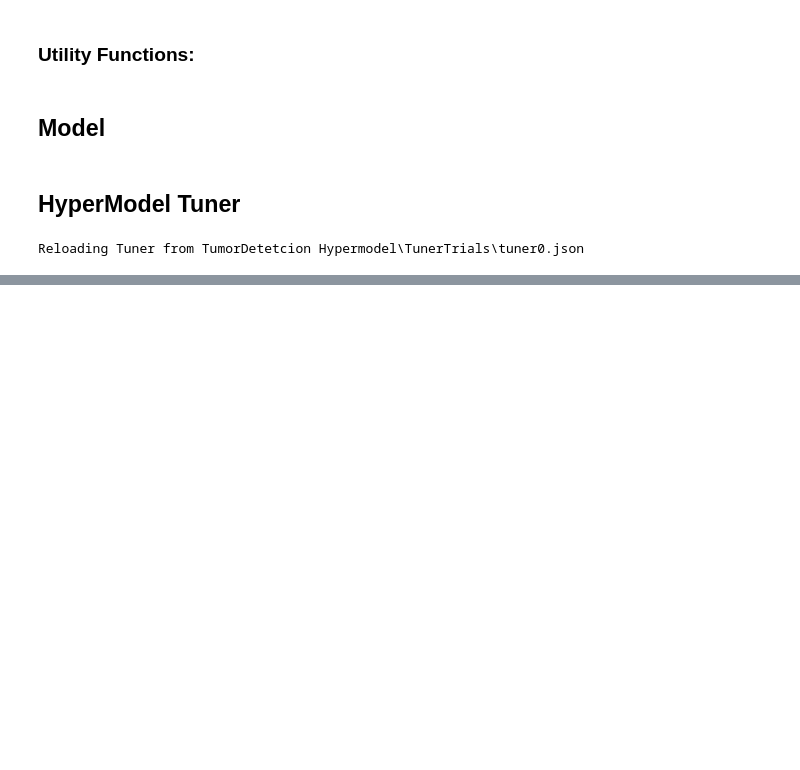
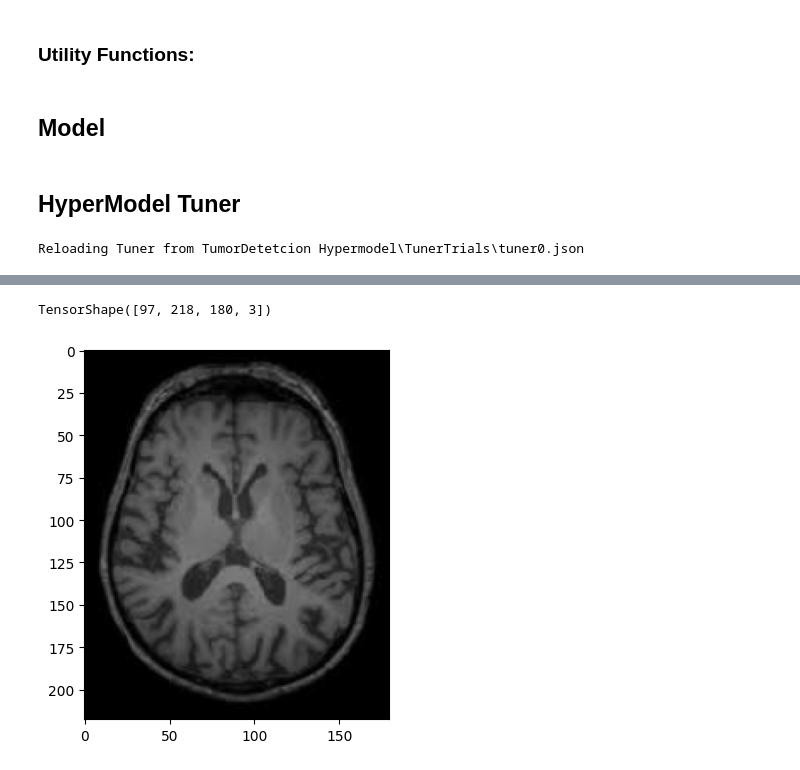
Before and after one commit to isthismanas/Deep_Models, a Jupyter notebook: Tumor Detection Convolutional Neural Network.ipynb, the cells around one changed output, grey strips where cells are left out. Saved outputs shown, nothing was run; the diff lists cells and outputs as text; code cells hidden in the pictures; blank space fills up the shorter version.

```diff
--- a/Tumor Detection Convolutional Neural Network.ipynb
+++ b/Tumor Detection Convolutional Neural Network.ipynb
@@ -221,0 +275,3 @@ TypeError: 'NoneType' object is not callable
+# %%
+for img in train_x.batch(32).take(1):
+    augmented_test1 = img
@@ -221,0 +314,5 @@ TypeError: 'NoneType' object is not callable
+# %%
+yes_test = tf.data.Dataset.from_tensor_slices(train_yes).batch(16)
+# %%
+for img in yes_test.take(1):
+    augmented_test2 = img
@@ -221,0 +346,12 @@ TypeError: 'NoneType' object is not callable
+# %%
+train_no.shape
+# %% [output]
+TensorShape([97, 218, 180, 3])
+# %%
+no_test = tf.data.Dataset.from_tensor_slices(train_no).batch(16)
+# %%
+for img in no_test.take(1):
+    img1 = img[0]
+    plt.imshow(img1)
+# %% [output]
+[figure, added]
```
Also changed, not shown: parts of 31 cells of this notebook, 26 other files.
